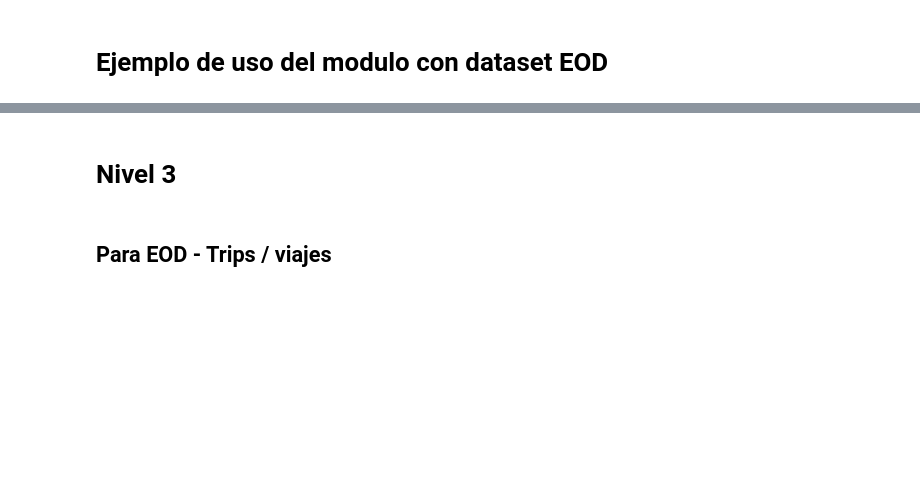
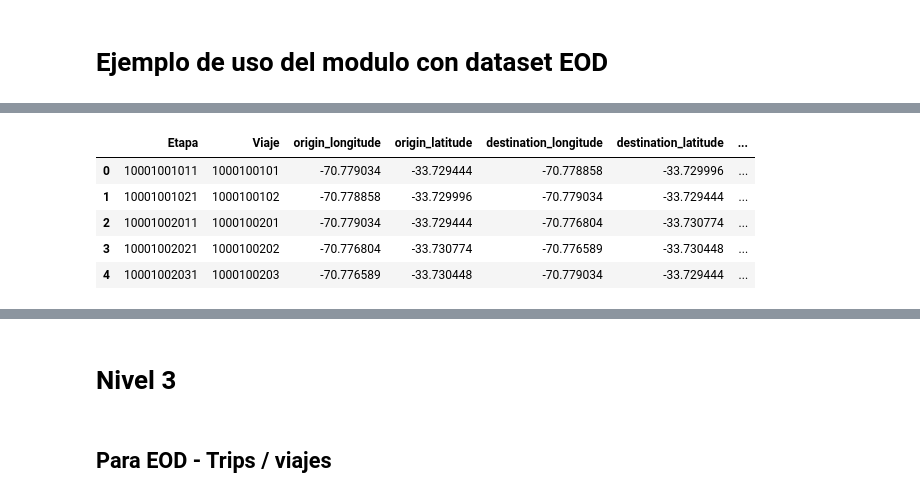
Before and after one commit to sebastianolmos/pylondrina, a Jupyter notebook: notebooks/usage_examples/import_trips/eod_import_levels.ipynb, the cells around one changed output, grey strips where cells are left out. Saved outputs shown, nothing was run; the diff lists cells and outputs as text; code cells hidden in the pictures; blank space fills up the shorter version.

```diff
--- a/notebooks/usage_examples/import_trips/eod_import_levels.ipynb
+++ b/notebooks/usage_examples/import_trips/eod_import_levels.ipynb
@@ -1308,0 +306,34 @@ display(report_eod_stages.issues)
+# %%
+from pathlib import Path
+import pandas as pd
+
+from pylondrina.importing import ImportOptions
+from pylondrina.schema import TripSchema, FieldSpec, DomainSpec
+from pylondrina.sources.profile import SourceProfile
+from pylondrina.sources.helpers import import_trips_from_profile
+from pylondrina.transforms.spatial import project_xy_to_latlon
+
+eod_etapas = pd.read_csv(DATA_PATH / "Etapas.csv", sep=";", dtype=str, low_memory=False, encoding="latin-1")
+eod_personas = pd.read_csv(DATA_PATH / "Personas.csv", sep=";", dtype=str, low_memory=False)
+
+# ------------------------------------------------------------
+# Carga mínima de tablas auxiliares que sí quiero usar en este caso
+# ------------------------------------------------------------
+aux_comuna = pd.read_csv(AUX_PATH / "Comuna.csv", sep=",", dtype=str, low_memory=False)
+aux_modo = pd.read_csv(AUX_PATH / "Modo.csv", sep=";", dtype=str, low_memory=False)
+aux_forma_pago = pd.read_csv(AUX_PATH / "Formapago.csv", sep=";", dtype=str, low_memory=False, encoding = "latin-1")
+aux_sexo = pd.read_csv(AUX_PATH / "Sexo.csv", sep=";", dtype=str, low_memory=False)
+aux_actividad = pd.read_csv(AUX_PATH / "Actividad.csv", sep=";", dtype=str, low_memory=False)
+aux_ocupacion = pd.read_csv(AUX_PATH / "Ocupacion.csv", sep=";", dtype=str, low_memory=False)
+aux_licencia = pd.read_csv(AUX_PATH / "LicenciaConducir.csv", sep=";", dtype=str, low_memory=False, encoding = "latin-1")
+aux_pase = pd.read_csv(AUX_PATH / "PaseEscolar.csv", sep=";", dtype=str, low_memory=False, encoding = "latin-1")
+
+comuna_map = dict(zip(aux_comuna.iloc[:, 0].astype(str), aux_comuna.iloc[:, 1].astype(str)))
+modo_map = dict(zip(aux_modo.iloc[:, 0].astype(str), aux_modo.iloc[:, 1].astype(str)))
+forma_pago_map = dict(zip(aux_forma_pago.iloc[:, 0].astype(str), aux_forma_pago.iloc[:, 1].astype(str)))
+
+sexo_map = dict(zip(aux_sexo.iloc[:, 0].astype(str), aux_sexo.iloc[:, 1].astype(str)))
+actividad_map = dict(zip(aux_actividad.iloc[:, 0].astype(str), aux_actividad.iloc[:, 1].astype(str)))
+ocupacion_map = dict(zip(aux_ocupacion.iloc[:, 0].astype(str), aux_ocupacion.iloc[:, 1].astype(str)))
+licencia_map = dict(zip(aux_licencia.iloc[:, 0].astype(str), aux_licencia.iloc[:, 1].astype(str)))
+pase_map = dict(zip(aux_pase.iloc[:, 0].astype(str), aux_pase.iloc[:, 1].astype(str)))
@@ -1308,0 +572,10 @@ display(report_eod_stages.issues)
+# %%
+df_test = preprocess_eod_stages_lvl2(eod_etapas.head(1000))
+display(df_test.head())
+# %% [output]
+|  | Etapa | Viaje | origin_longitude | origin_latitude | destination_longitude | destination_latitude | ... |
+| 0 | 10001001011 | 1000100101 | -70.779034 | -33.729444 | -70.778858 | -33.729996 | ... |
+| 1 | 10001001021 | 1000100102 | -70.778858 | -33.729996 | -70.779034 | -33.729444 | ... |
+| 2 | 10001002011 | 1000100201 | -70.779034 | -33.729444 | -70.776804 | -33.730774 | ... |
+| 3 | 10001002021 | 1000100202 | -70.776804 | -33.730774 | -70.776589 | -33.730448 | ... |
+| 4 | 10001002031 | 1000100203 | -70.776589 | -33.730448 | -70.779034 | -33.729444 | ... |
```
Also changed, not shown: parts of 32 cells of this notebook.
